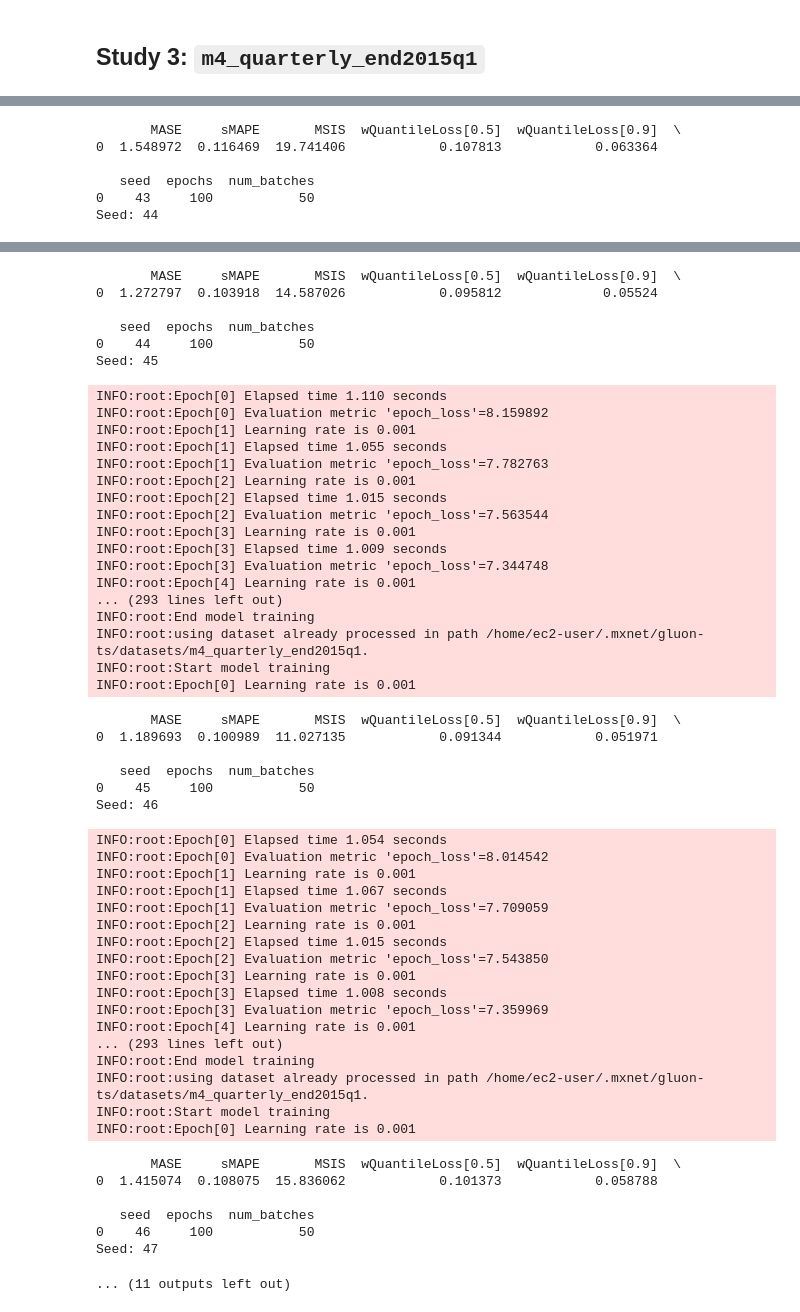
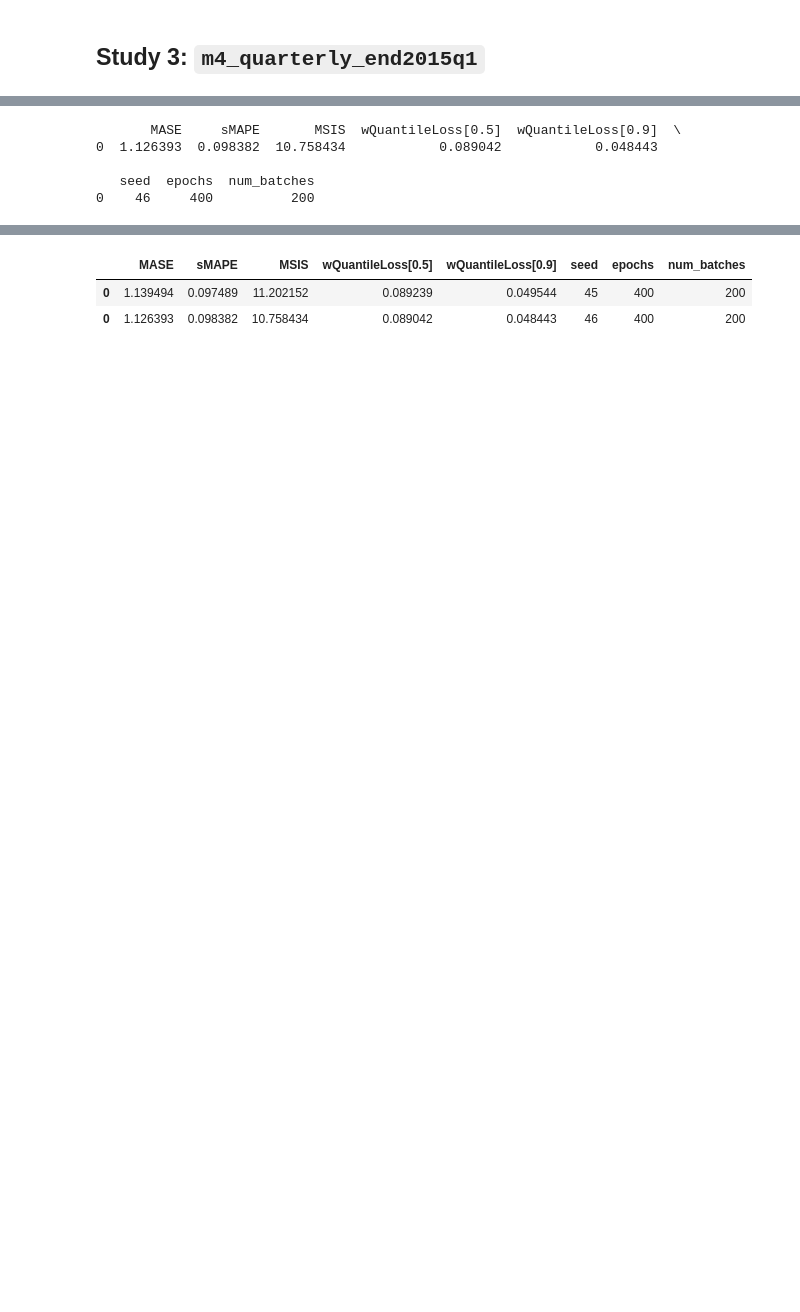
Before and after one commit to tm1611/RNN-for-Time-Series, a Jupyter notebook: gluonts03-m4_notebooks/tz2-forecasting_or_imputation_end_dates_quarterly_deepar.ipynb, the cells around one changed output, grey strips where cells are left out. Drawn from its saved outputs; the diff is of its cells as text; code cells hidden in the pictures; blank space fills up the shorter version.

```diff
--- a/gluonts03-m4_notebooks/tz2-forecasting_or_imputation_end_dates_quarterly_deepar.ipynb
+++ b/gluonts03-m4_notebooks/tz2-forecasting_or_imputation_end_dates_quarterly_deepar.ipynb
@@ -397,9 +410,9 @@ INFO:root:End model training
 # %%
 results = pd.DataFrame()
 
-for i in range(42, 52):
+for i in range(45, 47):
     print("Seed:", i)
-    df = deepar(data=dataname3, seed=i, epochs=100, batches=50)
+    df = deepar(data="m4_quarterly_end2015q1", seed=i, epochs=400, batches=200)
     pprint(df)
     results = results.append(df)
 
@@ -452,6 +465,5 @@ INFO:root:Epoch[0] Learning rate is 0.001
        MASE     sMAPE       MSIS  wQuantileLoss[0.5]  wQuantileLoss[0.9]  \
-0  1.548972  0.116469  19.741406            0.107813            0.063364
+0  1.126393  0.098382  10.758434            0.089042            0.048443
 
    seed  epochs  num_batches
-0    43     100           50
-Seed: 44
+0    46     400          200
@@ -475,56 +470,6 @@ INFO:root:Epoch[0] Learning rate is 0.001
-       MASE     sMAPE       MSIS  wQuantileLoss[0.5]  wQuantileLoss[0.9]  \
-0  1.272797  0.103918  14.587026            0.095812             0.05524
-
-   seed  epochs  num_batches
-0    44     100           50
-Seed: 45
-INFO:root:Epoch[0] Elapsed time 1.110 seconds
-INFO:root:Epoch[0] Evaluation metric 'epoch_loss'=8.159892
-INFO:root:Epoch[1] Learning rate is 0.001
-INFO:root:Epoch[1] Elapsed time 1.055 seconds
-INFO:root:Epoch[1] Evaluation metric 'epoch_loss'=7.782763
-INFO:root:Epoch[2] Learning rate is 0.001
-INFO:root:Epoch[2] Elapsed time 1.015 seconds
-INFO:root:Epoch[2] Evaluation metric 'epoch_loss'=7.563544
-INFO:root:Epoch[3] Learning rate is 0.001
-INFO:root:Epoch[3] Elapsed time 1.009 seconds
-INFO:root:Epoch[3] Evaluation metric 'epoch_loss'=7.344748
-INFO:root:Epoch[4] Learning rate is 0.001
-... (293 lines left out)
-INFO:root:End model training
-INFO:root:using dataset already processed in path /home/ec2-user/.mxnet/gluon-ts/datasets/m4_quarterly_end2015q1.
-INFO:root:Start model training
-INFO:root:Epoch[0] Learning rate is 0.001
-       MASE     sMAPE       MSIS  wQuantileLoss[0.5]  wQuantileLoss[0.9]  \
-0  1.189693  0.100989  11.027135            0.091344            0.051971
-
-   seed  epochs  num_batches
-0    45     100           50
-Seed: 46
-INFO:root:Epoch[0] Elapsed time 1.054 seconds
-INFO:root:Epoch[0] Evaluation metric 'epoch_loss'=8.014542
-INFO:root:Epoch[1] Learning rate is 0.001
-INFO:root:Epoch[1] Elapsed time 1.067 seconds
-INFO:root:Epoch[1] Evaluation metric 'epoch_loss'=7.709059
-INFO:root:Epoch[2] Learning rate is 0.001
-INFO:root:Epoch[2] Elapsed time 1.015 seconds
-INFO:root:Epoch[2] Evaluation metric 'epoch_loss'=7.543850
-INFO:root:Epoch[3] Learning rate is 0.001
-INFO:root:Epoch[3] Elapsed time 1.008 seconds
-INFO:root:Epoch[3] Evaluation metric 'epoch_loss'=7.359969
-INFO:root:Epoch[4] Learning rate is 0.001
-... (293 lines left out)
-INFO:root:End model training
-INFO:root:using dataset already processed in path /home/ec2-user/.mxnet/gluon-ts/datasets/m4_quarterly_end2015q1.
-INFO:root:Start model training
-INFO:root:Epoch[0] Learning rate is 0.001
-       MASE     sMAPE       MSIS  wQuantileLoss[0.5]  wQuantileLoss[0.9]  \
-0  1.415074  0.108075  15.836062            0.101373            0.058788
-
-   seed  epochs  num_batches
-0    46     100           50
-Seed: 47
-... (11 outputs left out)
+|  | MASE | sMAPE | MSIS | wQuantileLoss[0.5] | wQuantileLoss[0.9] | seed | epochs | num_batches |
+| 0 | 1.139494 | 0.097489 | 11.202152 | 0.089239 | 0.049544 | 45 | 400 | 200 |
+| 0 | 1.126393 | 0.098382 | 10.758434 | 0.089042 | 0.048443 | 46 | 400 | 200 |
 # %%
 results = pd.DataFrame()
 
```
Also changed, not shown: parts of 7 cells of this notebook, 15 other files.
